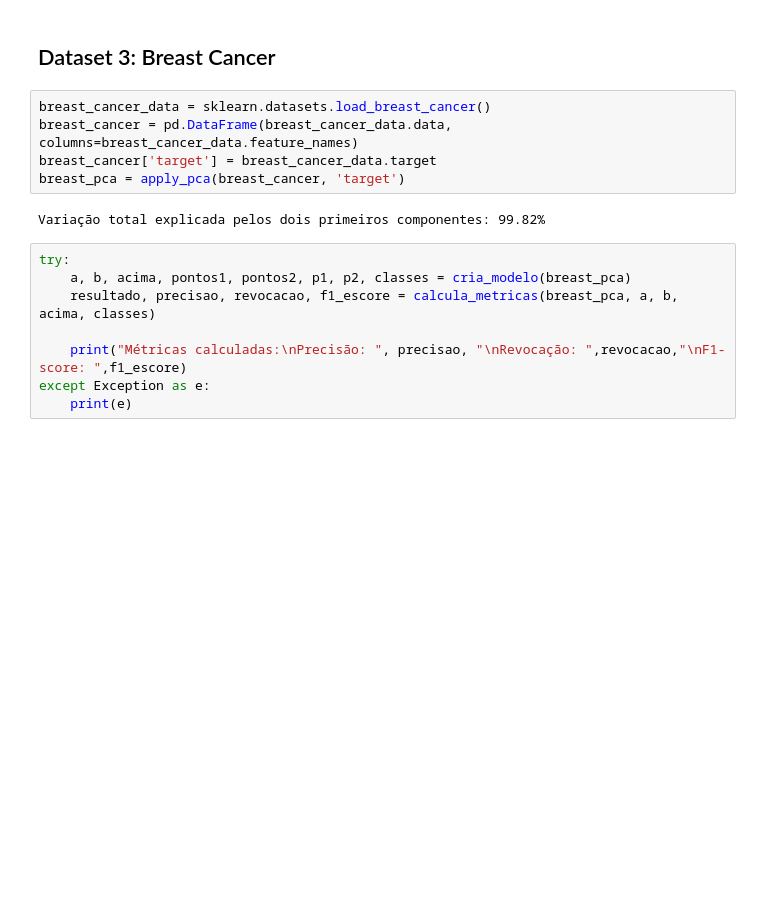
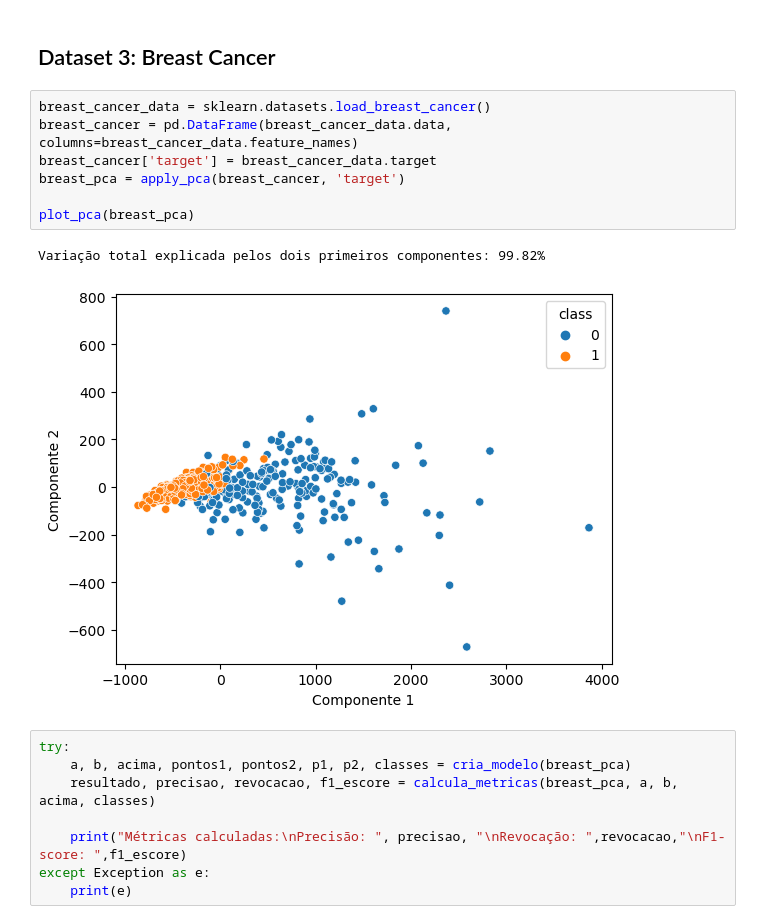
Before and after one commit to avelarh/TP-GeometriaComputacional-Alg2, a Jupyter notebook: amizade.ipynb, the cells around one changed output. Cells and saved outputs as stored; diff of their text form; blank space fills up the shorter version.

```diff
--- a/amizade.ipynb
+++ b/amizade.ipynb
@@ -424,10 +430,13 @@ plot_teste(a, b, penguins_teste, start, end)
 # %%
 breast_cancer_data = sklearn.datasets.load_breast_cancer()
 breast_cancer = pd.DataFrame(breast_cancer_data.data, columns=breast_cancer_data.feature_names)
 breast_cancer['target'] = breast_cancer_data.target
 breast_pca = apply_pca(breast_cancer, 'target')
+
+plot_pca(breast_pca)
 # %% [output]
 Variação total explicada pelos dois primeiros componentes: 99.82%
+[figure, added]
 # %%
 try:
     a, b, acima, pontos1, pontos2, p1, p2, classes = cria_modelo(breast_pca)
```
Also changed, not shown: parts of 25 cells of this notebook.
